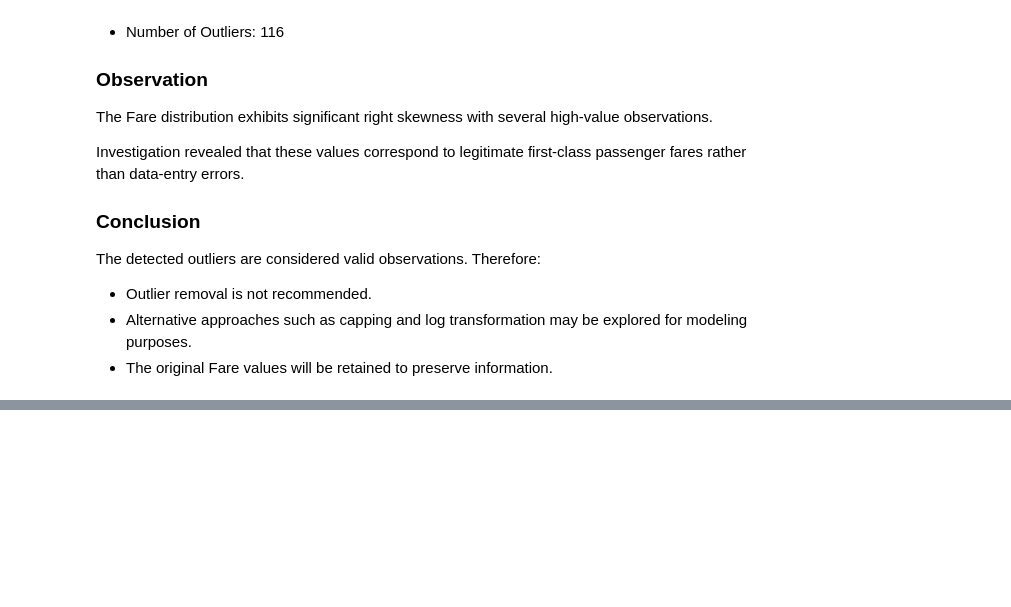
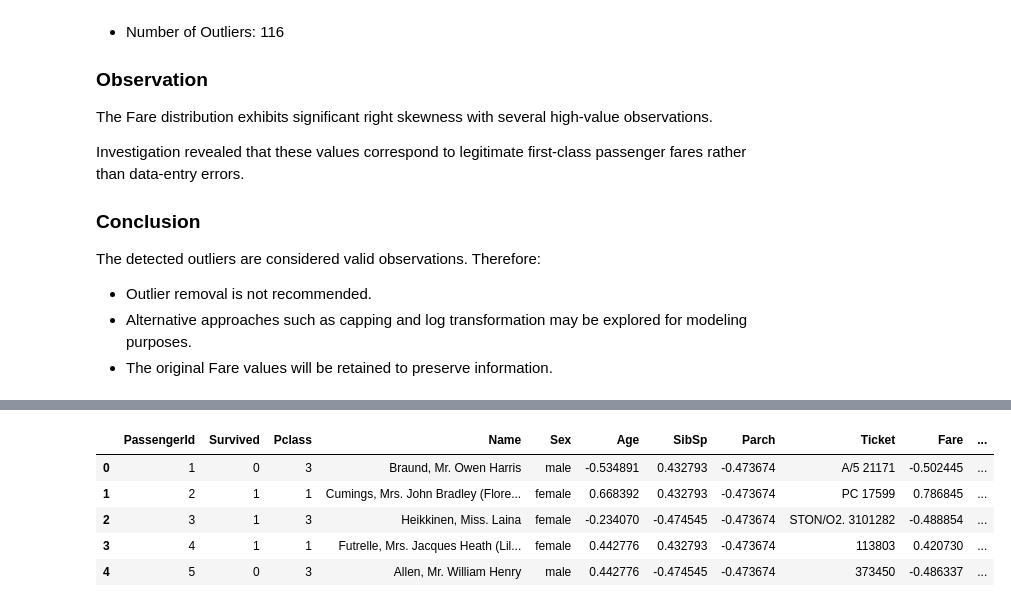
Before and after one commit to AlwinVJ/titanic_preprocessing, a Jupyter notebook: notebook/preprocessing.ipynb, the cells around one changed output, grey strips where cells are left out. Cells and saved outputs as stored; diff of their text form; code cells hidden in the pictures; blank space fills up the shorter version.

```diff
--- a/notebook/preprocessing.ipynb
+++ b/notebook/preprocessing.ipynb
@@ -715,0 +769,25 @@ The detected outliers are considered valid observations. Therefore:
+# %%
+from sklearn.preprocessing import (
+    StandardScaler,
+    MinMaxScaler,
+    RobustScaler
+)
+
+scaling_cols = ["Age", "Fare", "SibSp", "Parch"]
+# %%
+standard_df = df.copy()
+
+scaler = StandardScaler()
+
+standard_df[scaling_cols] = scaler.fit_transform(
+    standard_df[scaling_cols]
+)
+
+standard_df.head()
+# %% [output]
+|  | PassengerId | Survived | Pclass | Name | Sex | Age | SibSp | Parch | Ticket | Fare | ... |
+| 0 | 1 | 0 | 3 | Braund, Mr. Owen Harris | male | -0.534891 | 0.432793 | -0.473674 | A/5 21171 | -0.502445 | ... |
+| 1 | 2 | 1 | 1 | Cumings, Mrs. John Bradley (Flore... | female | 0.668392 | 0.432793 | -0.473674 | PC 17599 | 0.786845 | ... |
+| 2 | 3 | 1 | 3 | Heikkinen, Miss. Laina | female | -0.234070 | -0.474545 | -0.473674 | STON/O2. 3101282 | -0.488854 | ... |
+| 3 | 4 | 1 | 1 | Futrelle, Mrs. Jacques Heath (Lil... | female | 0.442776 | 0.432793 | -0.473674 | 113803 | 0.420730 | ... |
+| 4 | 5 | 0 | 3 | Allen, Mr. William Henry | male | 0.442776 | -0.474545 | -0.473674 | 373450 | -0.486337 | ... |
```
Also changed, not shown: parts of 5 cells of this notebook.
